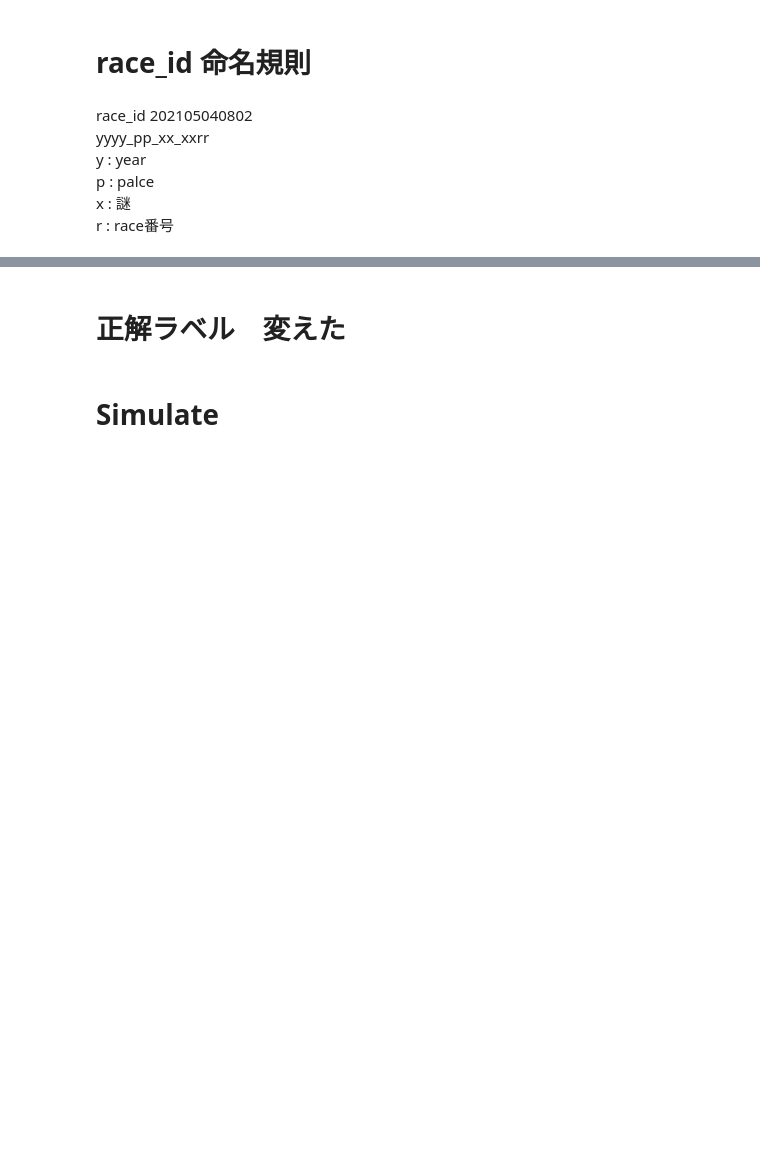
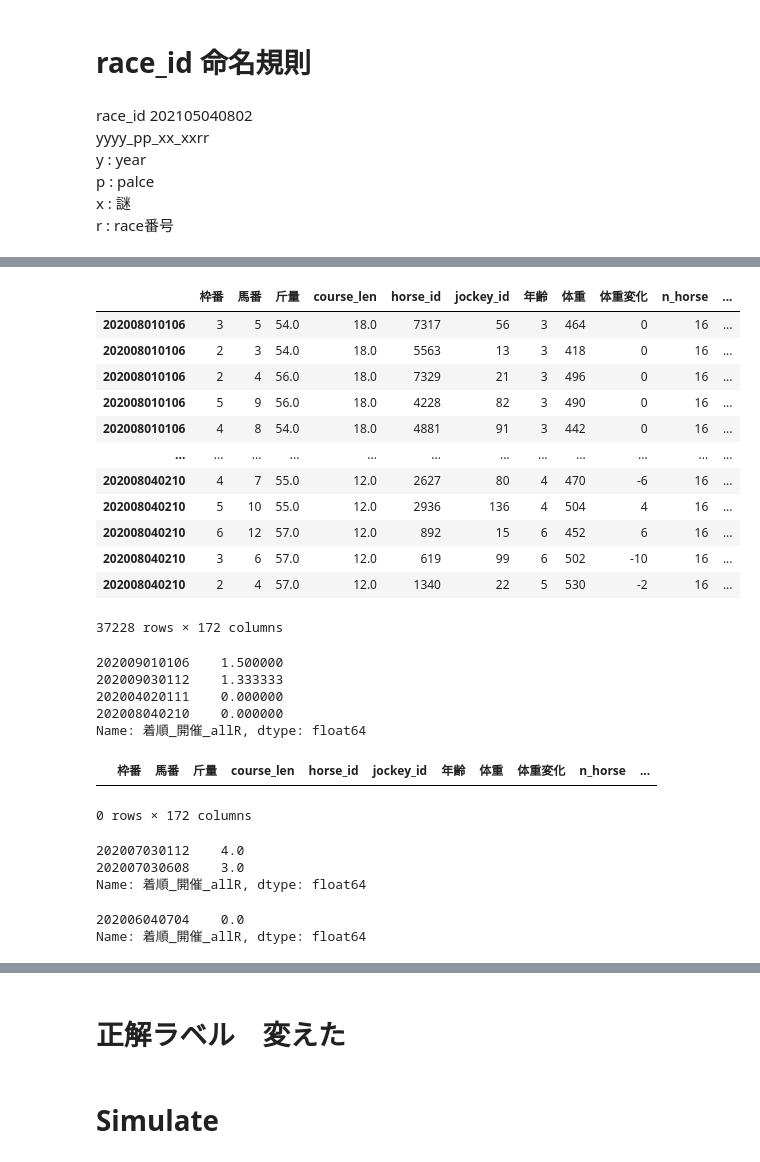
Before and after one commit to yodarjeering/horse, a Jupyter notebook: Rank.ipynb, the cells around one changed output, grey strips where cells are left out. Cells and saved outputs as stored; diff of their text form; code cells hidden in the pictures; blank space fills up the shorter version.

```diff
--- a/Rank.ipynb
+++ b/Rank.ipynb
@@ -56,0 +183,5 @@ ll.learn_lgb2(train,lgbm_params=lgbm_params)
+# %%
+x_train = ll.x_train
+y_train = ll.y_train
+x_test = ll.x_test
+y_test = ll.y_test
@@ -56,0 +209,36 @@ ll.learn_lgb2(train,lgbm_params=lgbm_params)
+# %%
+x_train
+# %% [output]
+|  | 枠番 | 馬番 | 斤量 | course_len | horse_id | jockey_id | 年齢 | 体重 | 体重変化 | n_horse | ... |
+| 202008010106 | 3 | 5 | 54.0 | 18.0 | 7317 | 56 | 3 | 464 | 0 | 16 | ... |
+| 202008010106 | 2 | 3 | 54.0 | 18.0 | 5563 | 13 | 3 | 418 | 0 | 16 | ... |
+| 202008010106 | 2 | 4 | 56.0 | 18.0 | 7329 | 21 | 3 | 496 | 0 | 16 | ... |
+| 202008010106 | 5 | 9 | 56.0 | 18.0 | 4228 | 82 | 3 | 490 | 0 | 16 | ... |
+| 202008010106 | 4 | 8 | 54.0 | 18.0 | 4881 | 91 | 3 | 442 | 0 | 16 | ... |
+| ... | ... | ... | ... | ... | ... | ... | ... | ... | ... | ... | ... |
+| 202008040210 | 4 | 7 | 55.0 | 12.0 | 2627 | 80 | 4 | 470 | -6 | 16 | ... |
+| 202008040210 | 5 | 10 | 55.0 | 12.0 | 2936 | 136 | 4 | 504 | 4 | 16 | ... |
+| 202008040210 | 6 | 12 | 57.0 | 12.0 | 892 | 15 | 6 | 452 | 6 | 16 | ... |
+| 202008040210 | 3 | 6 | 57.0 | 12.0 | 619 | 99 | 6 | 502 | -10 | 16 | ... |
+| 202008040210 | 2 | 4 | 57.0 | 12.0 | 1340 | 22 | 5 | 530 | -2 | 16 | ... |
+37228 rows × 172 columns
+# %%
+x_train.loc[202008040210]
+"""
+horse_id = 5408
+この馬に着目する
+
+"""
+
+x_train[x_train['horse_id']==5408]['着順_開催_allR']
+# %% [output]
+202009010106    1.500000
+202009030112    1.333333
+202004020111    0.000000
+202008040210    0.000000
+Name: 着順_開催_allR, dtype: float64
+# %%
+x_test[x_test['horse_id']==5408]
+# %% [output]
+|  | 枠番 | 馬番 | 斤量 | course_len | horse_id | jockey_id | 年齢 | 体重 | 体重変化 | n_horse | ... |
+0 rows × 172 columns
@@ -56,0 +247,11 @@ ll.learn_lgb2(train,lgbm_params=lgbm_params)
+# %%
+ll.x_test[ll.x_test['horse_id']==7317]['着順_開催_allR']
+# %% [output]
+202007030112    4.0
+202007030608    3.0
+Name: 着順_開催_allR, dtype: float64
+# %%
+ll.x_train[ll.x_train['horse_id']==9992]['着順_開催_allR']
+# %% [output]
+202006040704    0.0
+Name: 着順_開催_allR, dtype: float64
```
Also changed, not shown: parts of 29 cells of this notebook, 4 other files.
